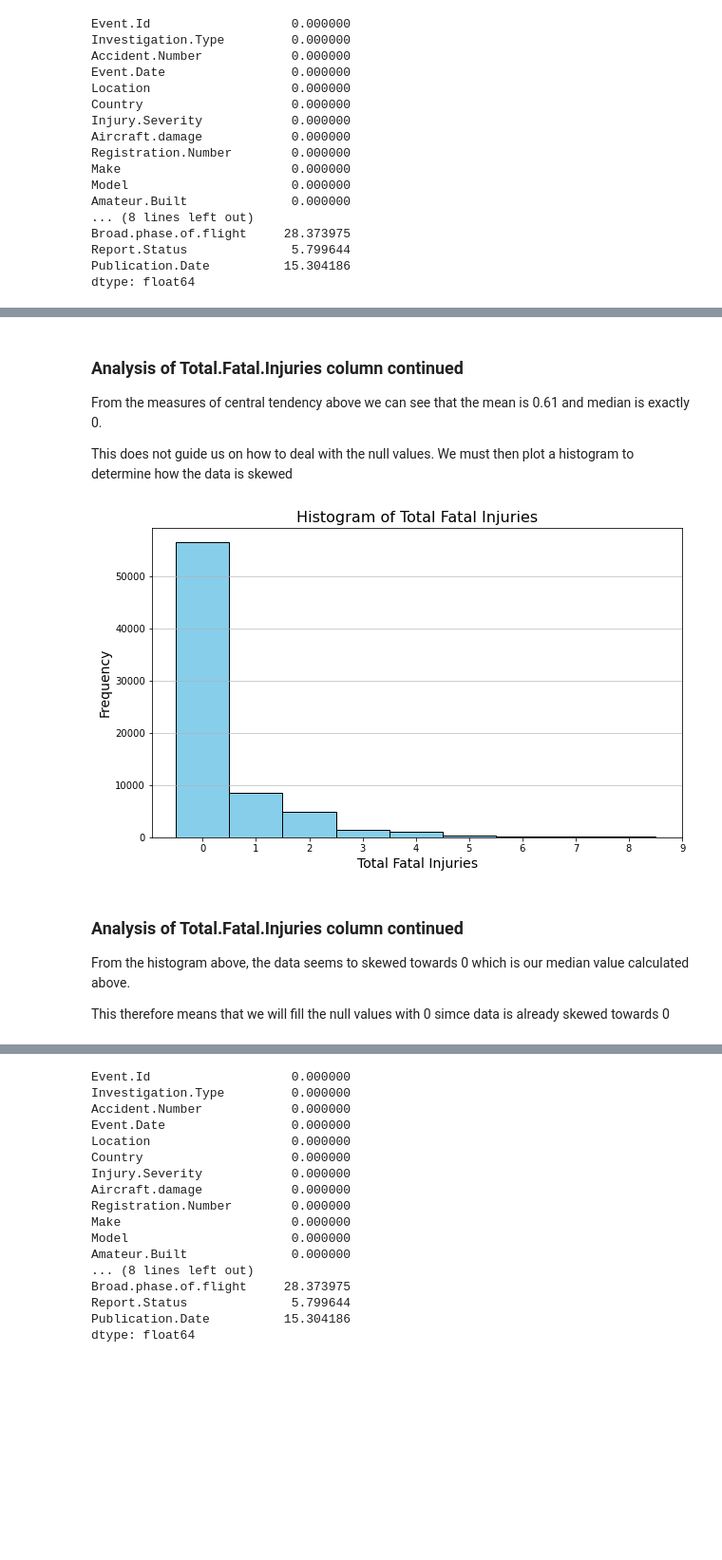
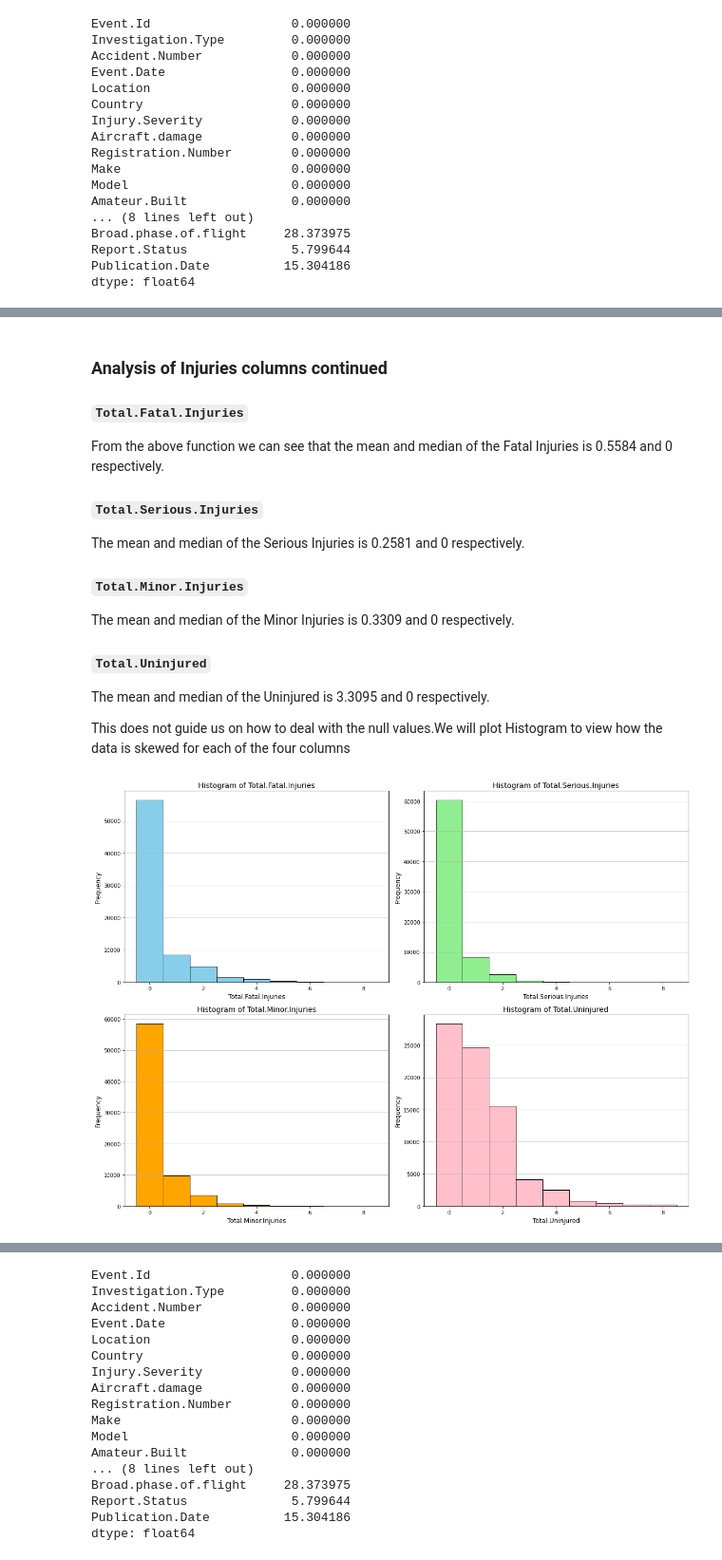
Before and after one commit to Thazes/phase1DataScience, a Jupyter notebook: phase1Project.ipynb, the cells around one changed output, grey strips where cells are left out. Shown at 95% size. Saved outputs shown, nothing was run; the diff lists cells and outputs as text; code cells hidden in the pictures; blank space fills up the shorter version.

Commit message:
rearranged cells for Injury columns to avoid repetition

```diff
--- a/phase1Project.ipynb
+++ b/phase1Project.ipynb
@@ -814,24 +869,16 @@ Median: 0.0
 # %% [markdown]
-### Analysis of Total.Fatal.Injuries column continued
+### Analysis of Injuries columns continued
 
-From the measures of central tendency above we can see that the mean is 0.61 and median is exactly 0.
+#### `Total.Fatal.Injuries`
+From the above function we can see that the mean and median of the Fatal Injuries is 0.5584 and 0 respectively.
 
-This does not guide us on how to deal with the null values. We must then plot a histogram to determine how the data is skewed
+#### `Total.Serious.Injuries`
+The mean and median of the Serious Injuries is 0.2581 and 0 respectively.
+
+#### `Total.Minor.Injuries`
+The mean and median of the Minor Injuries is 0.3309 and 0 respectively.
+
+#### `Total.Uninjured`
+The mean and median of the Uninjured is 3.3095 and 0 respectively.
+
+This does not guide us on how to deal with the null values.We will plot Histogram to view how the data is skewed for each of the four columns
-# %%
-# Plot the histogram with bins aligned to integer values
-plt.figure(figsize=(10, 6))
-plt.hist(df['Total.Fatal.Injuries'].dropna(), bins=range(0, 10), color='skyblue', edgecolor='black', align='left')
-plt.title('Histogram of Total Fatal Injuries', fontsize=16)
-plt.xlabel('Total Fatal Injuries', fontsize=14)
-plt.ylabel('Frequency', fontsize=14)
-plt.xticks(range(0, 10))
-plt.grid(axis='y', alpha=0.75)
-plt.show()
-# %% [output]
-[figure, removed]
-# %% [markdown]
-### Analysis of Total.Fatal.Injuries column continued
-
-From the histogram above, the data seems to skewed towards 0 which is our median value calculated above.
-
-This therefore means that we will fill the null values with 0 simce data is already skewed towards 0
@@ -840,0 +885,23 @@ df['Total.Fatal.Injuries'].fillna(0, inplace=True)
+# %%
+# Define the columns and corresponding colors
+columns = ['Total.Fatal.Injuries', 'Total.Serious.Injuries', 'Total.Minor.Injuries', 'Total.Uninjured']
+colors = ['skyblue', 'lightgreen', 'orange', 'pink']
+
+# Set up the figure and axes
+fig, axes = plt.subplots(2, 2, figsize=(16, 12))  # Create a 2x2 grid
+axes = axes.flatten()  # Flatten the array of axes for easy iteration
+
+# Plot each column
+for i, col in enumerate(columns):
+    axes[i].hist(df[col].dropna(), bins=range(0, 10),
+                 color=colors[i], edgecolor='black', align='left')
+    axes[i].set_title(f'Histogram of {col}', fontsize=14)
+    axes[i].set_xlabel(col, fontsize=12)
+    axes[i].set_ylabel('Frequency', fontsize=12)
+    axes[i].grid(axis='y', alpha=0.75)
+
+# Adjust layout
+plt.tight_layout()
+plt.show()
+# %% [output]
+[figure, added]
```
Also changed, not shown: parts of 20 cells of this notebook.
